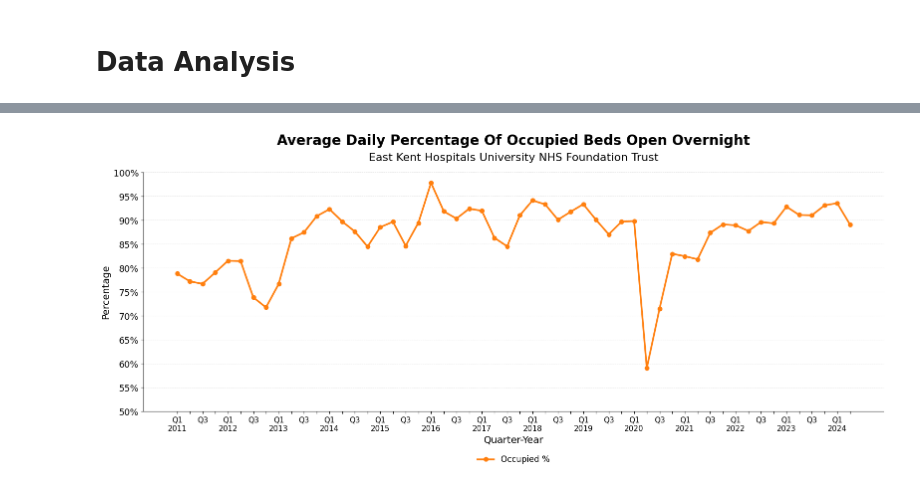
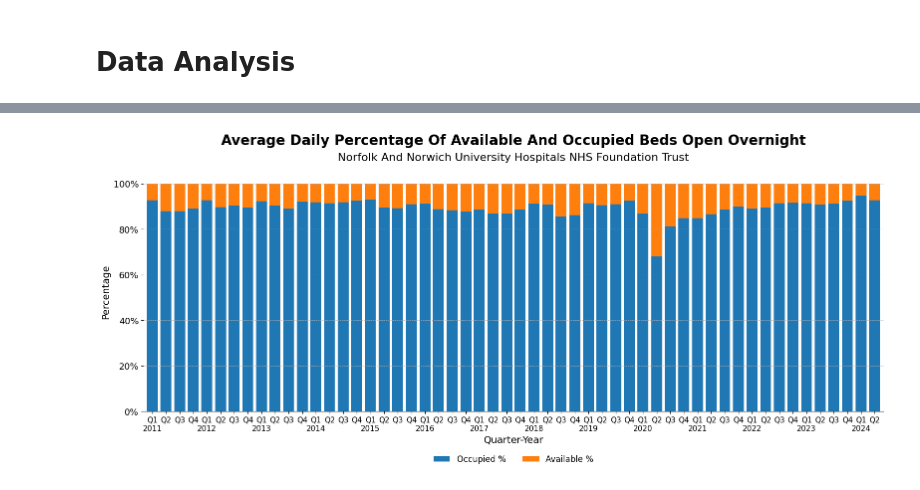
Before and after one commit to pereirajose3/Hospital-Bed-Availability-and-Occupancy-in-NHS, a Jupyter notebook: Bed_Availability_and_Occupancy_2000-2025_data_analysis.ipynb, the cells around one changed output, grey strips where cells are left out. Saved outputs shown, nothing was run; the diff lists cells and outputs as text; code cells hidden in the pictures.

```diff
--- a/Bed_Availability_and_Occupancy_2000-2025_data_analysis.ipynb
+++ b/Bed_Availability_and_Occupancy_2000-2025_data_analysis.ipynb
@@ -3,7 +3,10 @@ import os
 
 #plot_save_path="C:\\Users\\e410675\\OneDrive - London South Bank University\\Desktop\\Plots"
 
-plot_save_path="C:\\Users\\Jose Luis\\Desktop\\Plots"
+plot_save_path = "/Users/e410675/Desktop/Plots"
+
+
+#plot_save_path="C:\\Users\\Jose Luis\\Desktop"
 # %%
 import pandas as pd
 
@@ -139,10 +569,9 @@ df_plot['Quarter'] = df_plot['Date'].dt.to_period('Q')
 
 # === Filter by hospital names, sector, and date ===
 selected_orgs = [
-    "Dartford And Gravesham NHS Trust",
-    "East Kent Hospitals University NHS Foundation Trust",
-    "Maidstone And Tunbridge Wells NHS Trust",
-    "Medway NHS Foundation Trust"
+    "James Paget University Hospitals NHS Foundation Trust",
+    "Norfolk And Norwich University Hospitals NHS Foundation Trust",
+    "The Queen Elizabeth Hospital, King's Lynn, NHS Foundation Trust"
 ]
 
 df_filtered = df_plot[
@@ -224,10 +921,9 @@ df_plot['Quarter'] = df_plot['Date'].dt.to_period('Q')
 
 # === Filter by hospital names, sector, and date ===
 selected_orgs = [
-    "Dartford And Gravesham NHS Trust",
-    "East Kent Hospitals University NHS Foundation Trust",
-    "Maidstone And Tunbridge Wells NHS Trust",
-    "Medway NHS Foundation Trust"
+    "James Paget University Hospitals NHS Foundation Trust",
+    "Norfolk And Norwich University Hospitals NHS Foundation Trust",
+    "The Queen Elizabeth Hospital, King's Lynn, NHS Foundation Trust"
 ]
 
 df_filtered = df_plot[
@@ -300,7 +1166,7 @@ for org in selected_orgs:
 import pandas as pd
 import matplotlib.pyplot as plt
 import matplotlib.ticker as ticker
-import os
+
 
 # === Create a copy for plotting ===
 df_plot = df.copy()
@@ -309,86 +1175,82 @@ df_plot['Number_Of_Beds_available'] = pd.to_numeric(df_plot['Number_Of_Beds_avai
 df_plot['Number_Of_Beds_occupied'] = pd.to_numeric(df_plot['Number_Of_Beds_occupied'], errors='coerce')
 df_plot['Quarter'] = df_plot['Date'].dt.to_period('Q')
 
-# === Select trusts (added 2 more) ===
+# === Select trusts ===
 selected_orgs = [
-    "Dartford And Gravesham NHS Trust",
-    "East Kent Hospitals University NHS Foundation Trust",
-    "Maidstone And Tunbridge Wells NHS Trust",
-    "Medway NHS Foundation Trust"
+    "James Paget University Hospitals NHS Foundation Trust",
+    "Norfolk And Norwich University Hospitals NHS Foundation Trust",
+    "The Queen Elizabeth Hospital, King's Lynn, NHS Foundation Trust"
+
 ]
-
-# === Include more sectors ===
-selected_sectors = ['General & Acute', 'Maternity', 'Learning Disabilities', 'Mental Illness']
 
 # === Filter data ===
 df_filtered = df_plot[
     (df_plot['Org_Name'].isin(selected_orgs)) &
-    (df_plot['Sector'].isin(selected_sectors)) &
+    (df_plot['Sector'].isin(['General & Acute', 'Maternity'])) &
     (df_plot['Quarter'] >= '2011Q1')
 ].copy()
 
-# === Group and compute % occupied ===
+# === Group and compute percentages ===
 results = []
 for org in selected_orgs:
     df_org = df_filtered[df_filtered['Org_Name'] == org]
     df_grouped = df_org.groupby('Quarter')[['Number_Of_Beds_available', 'Number_Of_Beds_occupied']].sum()
     df_grouped['Occupied %'] = (df_grouped['Number_Of_Beds_occupied'] / df_grouped['Number_Of_Beds_available']) * 100
-    results.append((org, df_grouped['Occupied %']))
+    df_grouped['Available %'] = 100 - df_grouped['Occupied %']
+    results.append((org, df_grouped[['Occupied %', 'Available %']]))
 
-# === Label formatter: Show Q1\nYear and Q3 only ===
+# === Label formatter ===
 def format_labels(quarters):
-    return [f"Q{q.quarter}\n{q.year}" if q.quarter == 1 else ("Q3" if q.quarter == 3 else "") for q in quarters]
+    return [f"Q{q.quarter}\n{q.year}" if q.quarter == 1 else f"Q{q.quarter}" for q in quarters]
 
-# === Use Tab10 colors ===
+# === Get Tab10 colors ===
 colors = plt.get_cmap("tab10").colors
 
-# === Plot each trust in separate chart ===
-for idx, (org, occupied_series) in enumerate(results):
-    x_labels = format_labels(occupied_series.index)
-
-    # Calculate zoomed y-axis limits
-    y_max = min(100, (occupied_series.max() // 5 + 1) * 5)
-    y_min = max(0, ((occupied_series.min() // 5) * 5) - 5)
+# === Plot each trust ===
+for org, df_grouped in results:
+    x_labels = format_labels(df_grouped.index)
 
     fig, ax = plt.subplots(figsize=(16, 8))
     fig.patch.set_facecolor('white')
 
-    ax.plot(range(len(occupied_series)), occupied_series.values,
-            marker='o', linestyle='-', linewidth=2.5, color=colors[idx % 10])
+    df_grouped.plot(
+        kind='bar',
+        stacked=True,
+        ax=ax,
+        width=0.8,
+        color=[colors[0], colors[1]]  # Tab10 colors
+    )
 
-    ax.set_title("Average Daily Percentage Of Occupied Beds Open Overnight", fontsize=20, pad=40, weight='bold')
+    ax.set_title("Average Daily Percentage Of Available And Occupied Beds Open Overnight", fontsize=20, pad=40, weight='bold')
     ax.text(0.5, 1.05, f"{org}", fontsize=16, ha='center', transform=ax.transAxes)
 
     ax.set_ylabel("Percentage", fontsize=14)
     ax.set_xlabel("Quarter-Year", fontsize=14)
-
     ax.set_xticks(range(len(x_labels)))
     ax.set_xticklabels(x_labels, rotation=0, ha='center', fontsize=13)
     ax.tick_params(axis='x', labelsize=11)
-
-    ax.set_ylim(y_min, y_max)
-    ax.yaxis.set_major_locator(ticker.MultipleLocator(5))
-    ax.yaxis.set_major_formatter(ticker.FuncFormatter(lambda x, _: f"{int(x)}%"))
+    ax.yaxis.set_major_formatter(ticker.PercentFormatter())
     ax.tick_params(axis='y', labelsize=13)
 
     ax.grid(axis='y', linestyle='--', linewidth=0.5)
+
+    # === Remove spines ===
     ax.spines['top'].set_visible(False)
     ax.spines['right'].set_visible(False)
-    ax.spines['left'].set_visible(True)
+    ax.spines['left'].set_visible(False)  # Hides the vertical y-axis line
 
     ax.legend(
-        labels=["Occupied %"],
+        labels=["Occupied %", "Available %"],
         title="",
         fontsize=12,
         title_fontsize=13,
         loc='upper center',
         bbox_to_anchor=(0.5, -0.15),
-        ncol=1,
+        ncol=2,
         frameon=False
     )
 
     plt.tight_layout(rect=[0, 0.1, 1, 1])
-    # To save the figure:
-    plt.savefig(os.path.join(plot_save_path, f"A2_Avg_Daily_Perctg_Available_Beds_{org.replace(',', '').replace(' ', '_')}.png"), bbox_inches='tight', dpi=300)
+    plt.savefig(os.path.join(plot_save_path, f"A_Avg Daily Percentage of Available and Occupied Overnight Beds{org}.png"), bbox_inches='tight', dpi=300)
     plt.show()
 # %% [output]
@@ -396 +1258 @@ for idx, (org, occupied_series) in enumerate(results):
-[figure, old version]
+[figure, new version]
```
Also changed, not shown: parts of 16 cells of this notebook.
